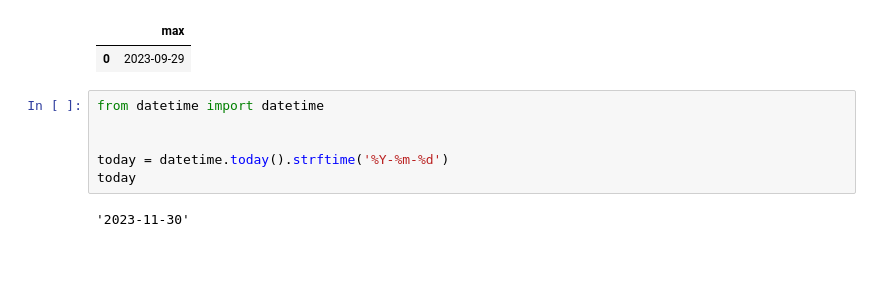
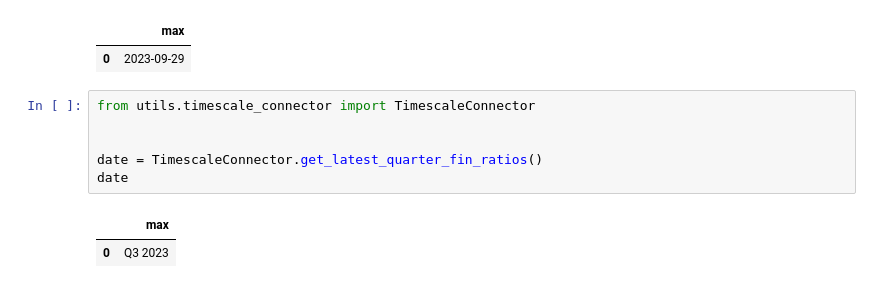
Before and after one commit to tranthanhbinh1/stock-recommendation-system, a Jupyter notebook: test.ipynb, the cells around one changed output. Drawn from its saved outputs; the diff is of its cells as text; blank space fills up the shorter version.

```diff
--- a/test.ipynb
+++ b/test.ipynb
@@ -733,11 +733,12 @@ date
 # %% [output]
 |  | max |
 | 0 | 2023-09-29 |
-# %%
-from datetime import datetime
-
-
-today = datetime.today().strftime('%Y-%m-%d')
-today
-# %% [output]
-'2023-11-30'
+# %%
+from utils.timescale_connector import TimescaleConnector
+
+
+date = TimescaleConnector.get_latest_quarter_fin_ratios()
+date
+# %% [output]
+|  | max |
+| 0 | Q3 2023 |
```
Also changed, not shown: 1 other file.
